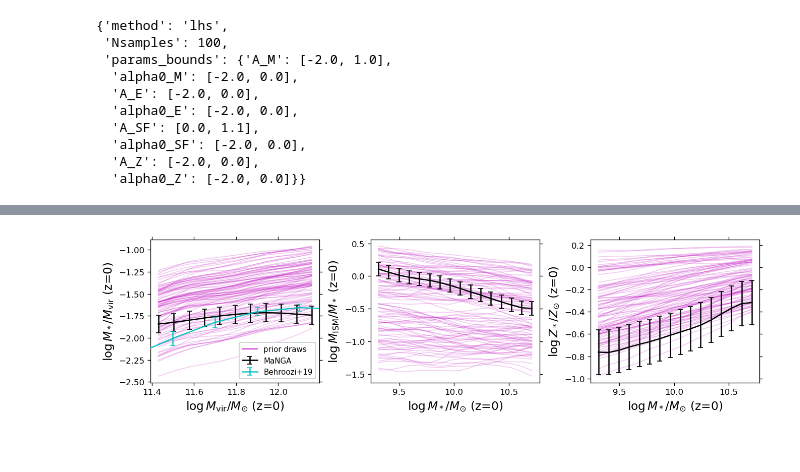
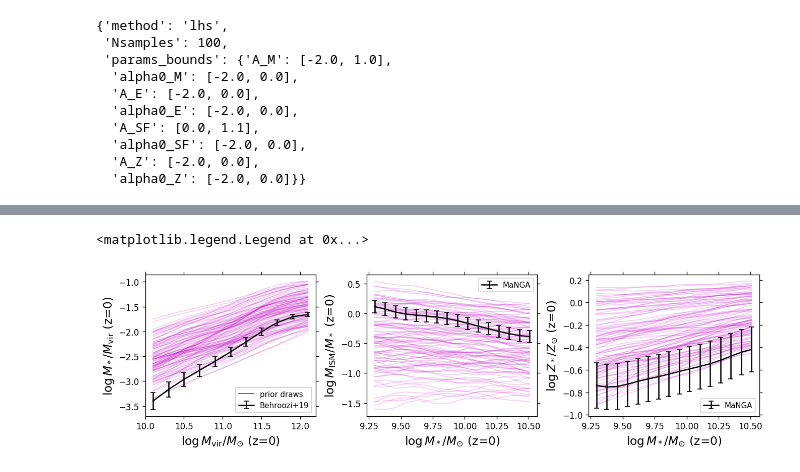
Before and after one commit to virajpandya/sapphire, a Jupyter notebook: demo/prior_predictive_checks.ipynb, the cells around one changed output, grey strips where cells are left out. Cells and saved outputs as stored; diff of their text form; code cells hidden in the pictures.

```diff
--- a/demo/prior_predictive_checks.ipynb
+++ b/demo/prior_predictive_checks.ipynb
@@ -105,8 +63,9 @@ E0123 17:56:50.907337  518517 collective_ops_utils.h:309] Thread is unstuck! War
 ### read obs_stats to get x0 and bw for NW regression
 # WARNING: sapphire needs to be refactored since loading this first screws up num_cpus for XLA
 from sapphire.utils import read_obs
-obs_manga = read_obs.read_manga({'obs_path':'/mnt/ceph/users/vpandya/sapphire/data/obs/manga/obs_stats_manga.npz'})
-obs_lit = read_obs.read_literature({'obs_path':'/mnt/ceph/users/vpandya/sapphire/data/obs/literature/'}) # behroozi SMHM
+obs_manga = read_obs.read_manga({'obs_path':'/mnt/ceph/users/vpandya/sapphire/data/obs'})
+obs_lit = read_obs.read_literature({'obs_path':'/mnt/ceph/users/vpandya/sapphire/data/obs'}) # behroozi SMHM
+obs_mix = read_obs.read_mix({'obs_path':'/mnt/ceph/users/vpandya/sapphire/data/obs/'}) # behroozi SMHM
 # %%
 ### do nadaraya-watson regression
 import jax
@@ -131,47 +90,51 @@ fig, axes = plt.subplots(nrows=1,ncols=3,figsize=(11,3),constrained_layout=True)
 ax_smhm, ax_fgas, ax_mzr = axes
 
 ##### first the data/constraints
-ax_smhm.errorbar(obs_manga[0],obs_manga[2],yerr=obs_manga[3],
-             fmt='-',color=color_obs,capsize=3,zorder=np.inf,label='MaNGA')
+ax_smhm.errorbar(obs_mix[0],obs_mix[2],yerr=obs_mix[3],
+             fmt='-',color=color_obs,capsize=3,zorder=np.inf,label='Behroozi+19')
 
 # axes[0].set_xscale('log')
 ax_smhm.set_xlabel(r'$\log M_{\rm vir}/M_{\odot}$ (z=0)',fontsize=14)
 ax_smhm.set_ylabel(r'$\log M_*/M_{\rm vir}$ (z=0)',fontsize=14)
 
-ax_fgas.errorbar(obs_manga[4],obs_manga[6],yerr=obs_manga[7],
-                 fmt='-',capsize=3,zorder=np.inf,color=color_obs)
+ax_fgas.errorbar(obs_mix[4],obs_mix[6],yerr=obs_mix[7],
+                 fmt='-',capsize=3,zorder=np.inf,color=color_obs,label='MaNGA')
 
 # plt.xscale('log')
 ax_fgas.set_xlabel(r'$\log M_*/M_{\odot}$ (z=0)',fontsize=14)
 ax_fgas.set_ylabel(r'$\log M_{\rm ISM}/M_*$ (z=0)',fontsize=14)
 
-ax_mzr.errorbar(obs_manga[8],obs_manga[10],yerr=obs_manga[11],
-                 fmt='-',capsize=3,zorder=np.inf,color=color_obs)
+ax_mzr.errorbar(obs_mix[8],obs_mix[10],yerr=obs_mix[11],
+                 fmt='-',capsize=3,zorder=np.inf,color=color_obs,label='MaNGA')
 
 ax_mzr.set_xlabel(r'$\log M_*/M_{\odot}$ (z=0)',fontsize=14)
 ax_mzr.set_ylabel(r'$\log Z_*/Z_{\odot}$ (z=0)',fontsize=14)
 
 ##### plot random draws from posterior
 
 for inum,ival in enumerate(range(mock_x0_smhm.shape[0])):
 
     ax_smhm.plot(mock_x0_smhm[ival],mock_avg_smhm[ival],'-',color=color_prior,alpha=0.2,lw=1,
                 label=r'prior draws' if inum==0 else '__none__')
 
     ax_fgas.plot(mock_x0_fgas[ival],mock_avg_fgas[ival],'-',color=color_prior,alpha=0.2,lw=1,)
 
     ax_mzr.plot(mock_x0_mzr[ival],mock_avg_mzr[ival],'-',color=color_prior,alpha=0.2,lw=1)
 
 
-orig_xlim, orig_ylim = ax_smhm.get_xlim(), ax_smhm.get_ylim()
-ax_smhm.errorbar(obs_lit[0],obs_lit[2],yerr=obs_lit[3],fmt='-',color='c',capsize=3,zorder=np.inf,label='Behroozi+19',alpha=0.9)
-ax_smhm.set_xlim(orig_xlim)
-ax_smhm.set_ylim(orig_ylim)
+# orig_xlim, orig_ylim = ax_smhm.get_xlim(), ax_smhm.get_ylim()
+# ax_smhm.errorbar(obs_lit[0],obs_lit[2],yerr=obs_lit[3],fmt='-',color='c',capsize=3,zorder=np.inf,label='Behroozi+19',alpha=0.9)
+# ax_smhm.set_xlim(orig_xlim)
+# ax_smhm.set_ylim(orig_ylim)
 
 
 leg = ax_smhm.legend(fontsize=9,fancybox=True,framealpha=1,ncol=1,loc='lower right')
 leg.get_lines()[0].set_alpha(1.0)
 
-# plt.savefig('figures/prior_predictive_checks_manga.png',bbox_inches='tight',dpi=300,facecolor='w')
+ax_fgas.legend(fontsize=9)
+ax_mzr.legend(fontsize=9)
+
+# plt.savefig('figures/prior_predictive_checks_mix.png',bbox_inches='tight',dpi=300,facecolor='w')
 # %% [output]
+<matplotlib.legend.Legend at 0x...>
-[figure, old version]
+[figure, new version]
```
Also changed, not shown: parts of 2 cells of this notebook, 16 other files.
